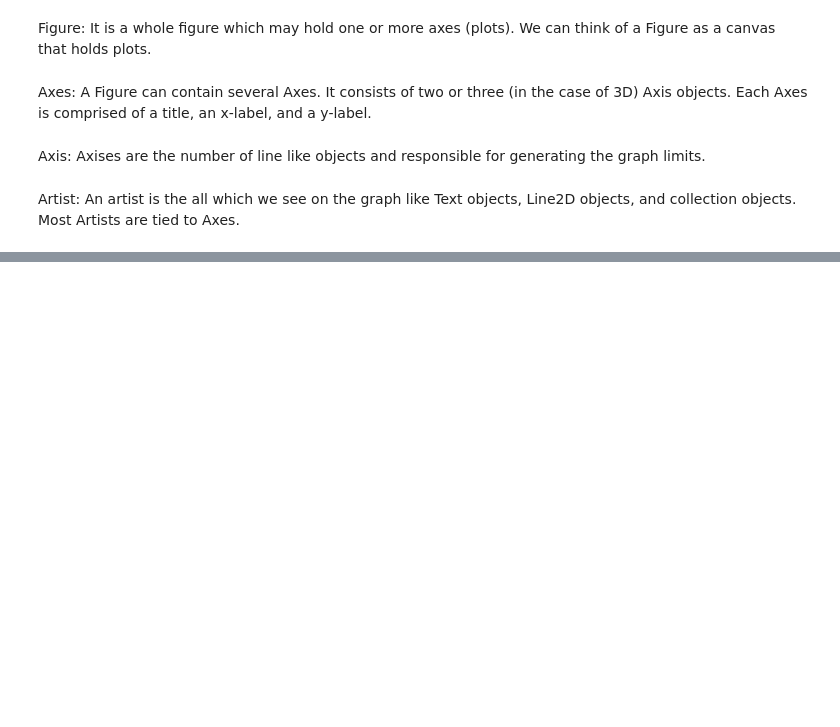
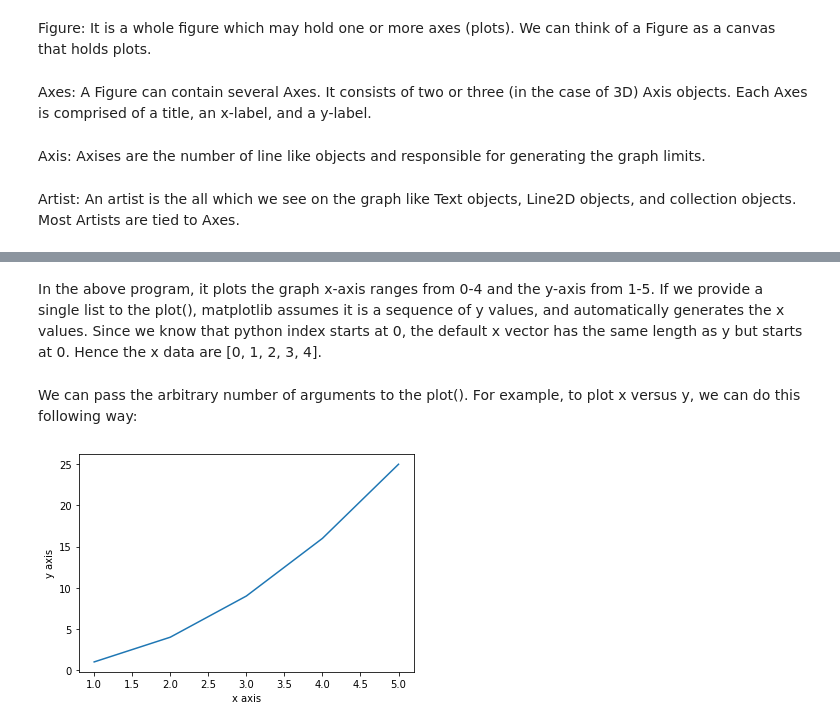
Before and after one commit to Wikistore/Data_Analysis_with_PL, a Jupyter notebook: MatplotlibBasicTutorials.ipynb, the cells around one changed output, grey strips where cells are left out. Saved outputs shown, nothing was run; the diff lists cells and outputs as text; code cells hidden in the pictures; blank space fills up the shorter version.

```diff
--- a/MatplotlibBasicTutorials.ipynb
+++ b/MatplotlibBasicTutorials.ipynb
@@ -108,0 +170,12 @@ Artist: An artist is the all which we see on the graph like Text objects, Line2D
+# %% [markdown]
+In the above program, it plots the graph x-axis ranges from 0-4 and the y-axis from 1-5. If we provide a single list to the plot(), matplotlib assumes it is a sequence of y values, and automatically generates the x values. Since we know that python index starts at 0, the default x vector has the same length as y but starts at 0. Hence the x data are [0, 1, 2, 3, 4].
+# %% [markdown]
+We can pass the arbitrary number of arguments to the plot(). For example, to plot x versus y, we can do this following way:
+# %%
+from matplotlib import pyplot as plt
+plt.plot([1,2,3,4,5],[1,4,9,16,25])
+plt.ylabel("y axis")
+plt.xlabel('x axis')
+plt.show()
+# %% [output]
+[figure, added]
```
Also changed, not shown: parts of 37 cells of this notebook.
